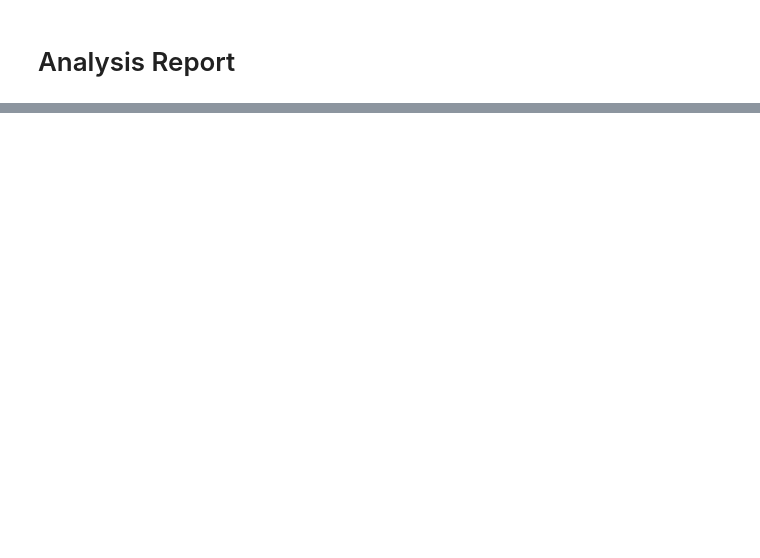
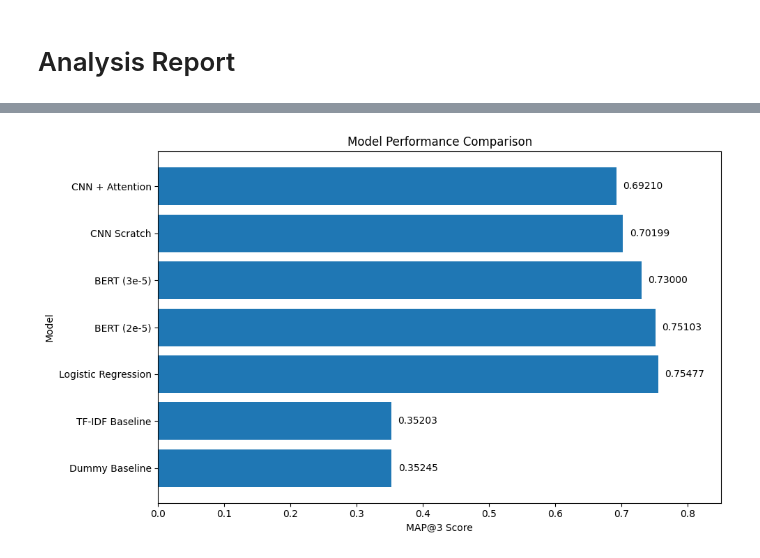
Before and after one commit to 23f2005464/-Smart-MCQ-Solver-Challenge, a Jupyter notebook: notebooks/main.ipynb, the cells around one changed output, grey strips where cells are left out. Drawn from its saved outputs; the diff is of its cells as text; code cells hidden in the pictures; blank space fills up the shorter version.

```diff
--- a/notebooks/main.ipynb
+++ b/notebooks/main.ipynb
@@ -1640,0 +1776,44 @@ Submission saved as 'submission.csv'
+# %%
+import matplotlib.pyplot as plt
+
+models = [
+    "Dummy Baseline",
+    "TF-IDF Baseline",
+    "Logistic Regression",
+    "BERT (2e-5)",
+    "BERT (3e-5)",
+    "CNN Scratch",
+    "CNN + Attention"
+]
+
+scores = [
+    0.35245,
+    0.35203,
+    0.75477,
+    0.75103,
+    0.73000,
+    0.70199,
+    0.69210
+]
+
+plt.figure(figsize=(10, 6))
+
+bars = plt.barh(models, scores)
+
+plt.xlabel("MAP@3 Score")
+plt.ylabel("Model")
+plt.title("Model Performance Comparison")
+plt.xlim(0, 0.85)
+
+for bar, score in zip(bars, scores):
+    plt.text(
+        score + 0.01,
+        bar.get_y() + bar.get_height() / 2,
+        f"{score:.5f}",
+        va="center"
+    )
+
+plt.tight_layout()
+plt.show()
+# %% [output]
+[figure, added]
```
Also changed, not shown: parts of 18 cells of this notebook.
